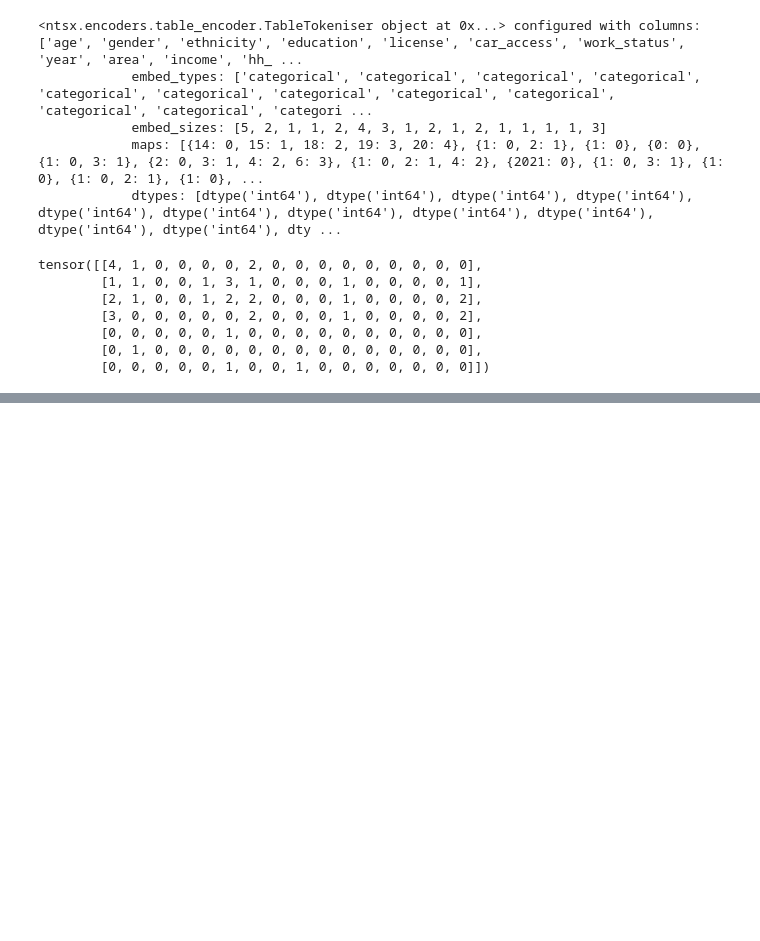
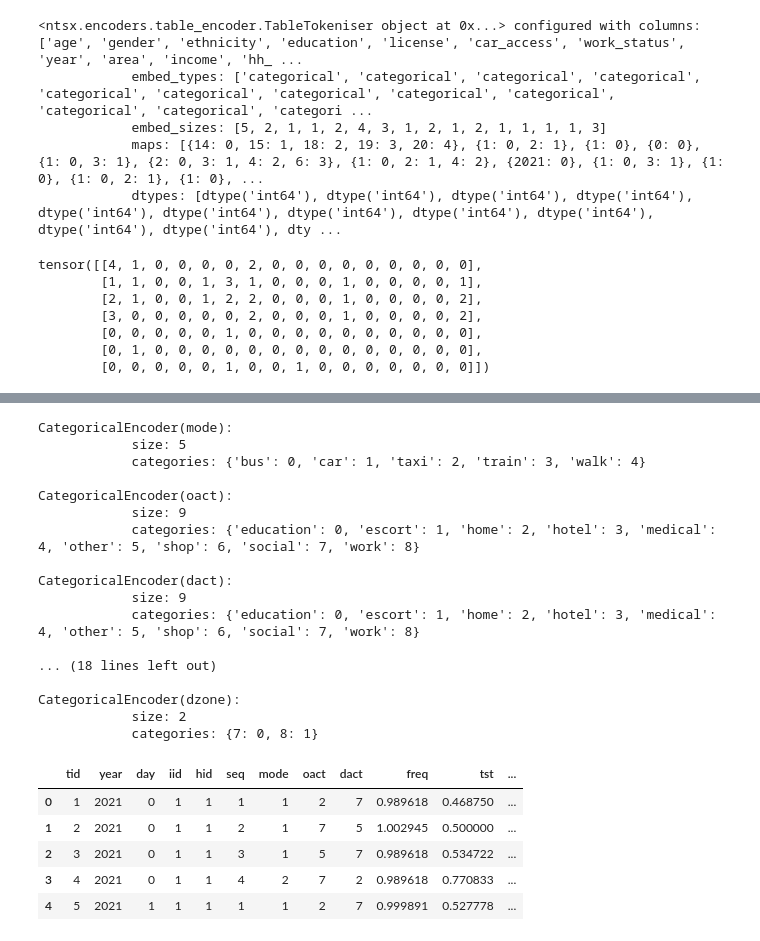
Before and after one commit to fredshone/ntsx, a Jupyter notebook: demo.ipynb, the cells around one changed output, grey strips where cells are left out. Drawn from its saved outputs; the diff is of its cells as text; code cells hidden in the pictures; blank space fills up the shorter version.

```diff
--- a/demo.ipynb
+++ b/demo.ipynb
@@ -90,0 +71,31 @@ CategoricalEncoder(dzone):
+# %%
+# initiate encoders for trip features
+trip_encoder = GraphEncoder(trips)  # currently needs to be initialised from trips table
+
+# can be used to encode trips table
+trips_encoded = trip_encoder.encode_trips_table(trips)
+display(trips_encoded.head())
+# %% [output]
+CategoricalEncoder(mode):
+            size: 5
+            categories: {'bus': 0, 'car': 1, 'taxi': 2, 'train': 3, 'walk': 4}
+
+CategoricalEncoder(oact):
+            size: 9
+            categories: {'education': 0, 'escort': 1, 'home': 2, 'hotel': 3, 'medical': 4, 'other': 5, 'shop': 6, 'social': 7, 'work': 8}
+
+CategoricalEncoder(dact):
+            size: 9
+            categories: {'education': 0, 'escort': 1, 'home': 2, 'hotel': 3, 'medical': 4, 'other': 5, 'shop': 6, 'social': 7, 'work': 8}
+
+... (18 lines left out)
+
+CategoricalEncoder(dzone):
+            size: 2
+            categories: {7: 0, 8: 1}
+|  | tid | year | day | iid | hid | seq | mode | oact | dact | freq | tst | ... |
+| 0 | 1 | 2021 | 0 | 1 | 1 | 1 | 1 | 2 | 7 | 0.989618 | 0.468750 | ... |
+| 1 | 2 | 2021 | 0 | 1 | 1 | 2 | 1 | 7 | 5 | 1.002945 | 0.500000 | ... |
+| 2 | 3 | 2021 | 0 | 1 | 1 | 3 | 1 | 5 | 7 | 0.989618 | 0.534722 | ... |
+| 3 | 4 | 2021 | 0 | 1 | 1 | 4 | 2 | 7 | 2 | 0.989618 | 0.770833 | ... |
+| 4 | 5 | 2021 | 1 | 1 | 1 | 1 | 1 | 2 | 7 | 0.999891 | 0.527778 | ... |
```
Also changed, not shown: parts of 10 cells of this notebook, 2 other files.
